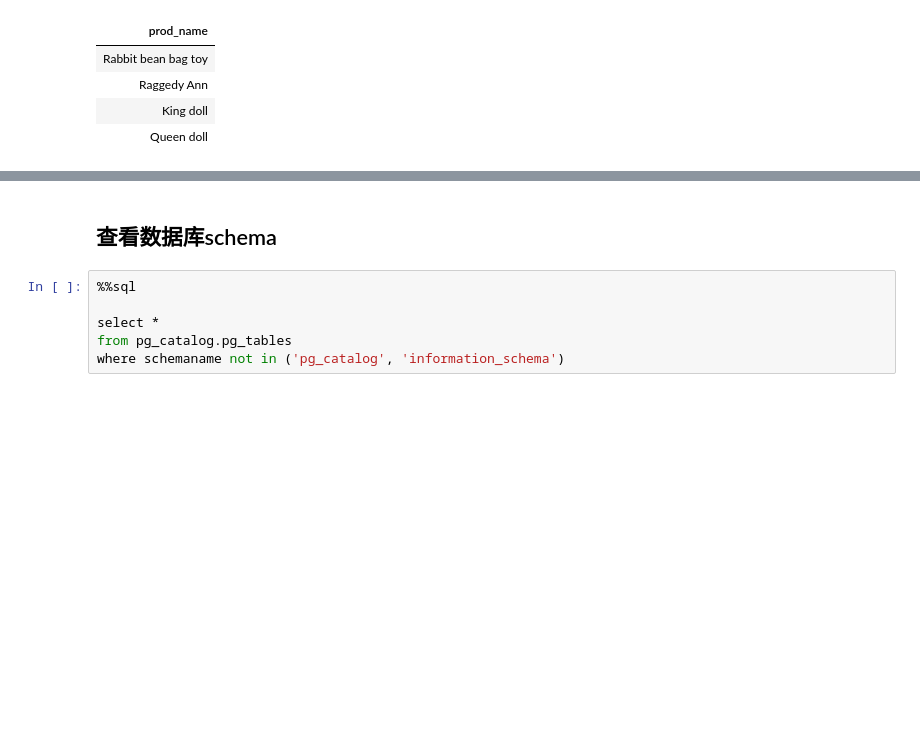
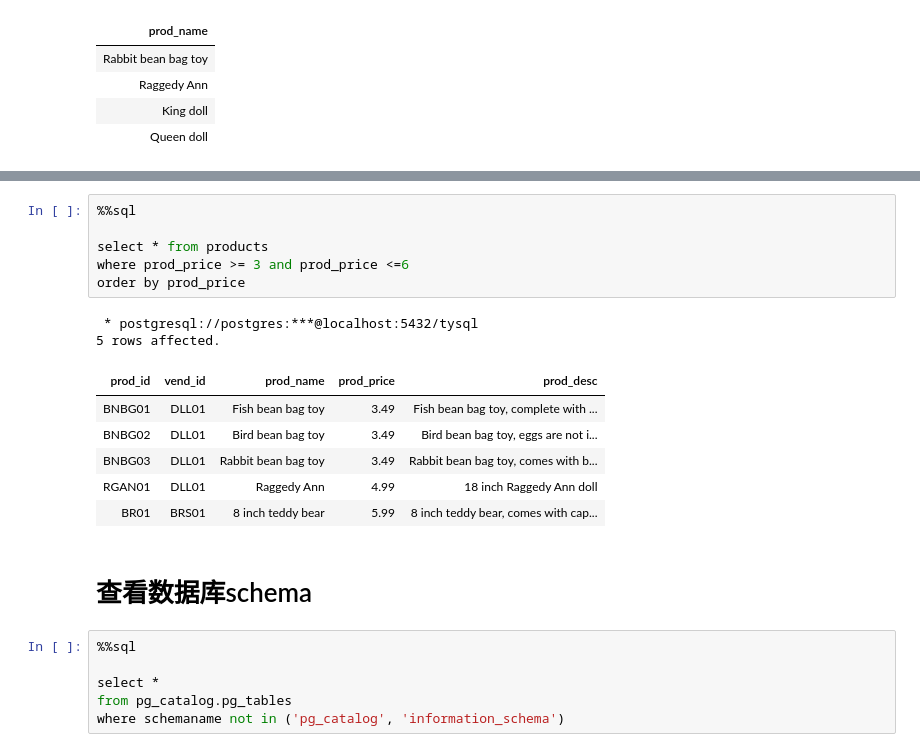
Before and after one commit to shouzheng/codes, a Jupyter notebook: SQL/select.ipynb, the cells around one changed output, grey strips where cells are left out. Cells and saved outputs as stored; diff of their text form; blank space fills up the shorter version.

```diff
--- a/SQL/select.ipynb
+++ b/SQL/select.ipynb
@@ -112,5 +346,20 @@ limit 5 offset 5
+# %%
+%%sql
+
+select * from products
+where prod_price >= 3 and prod_price <=6
+order by prod_price
+# %% [output]
+ * postgresql://postgres:***@localhost:5432/tysql
+5 rows affected.
+| prod_id | vend_id | prod_name | prod_price | prod_desc |
+| BNBG01 | DLL01 | Fish bean bag toy | 3.49 | Fish bean bag toy, complete with ... |
+| BNBG02 | DLL01 | Bird bean bag toy | 3.49 | Bird bean bag toy, eggs are not i... |
+| BNBG03 | DLL01 | Rabbit bean bag toy | 3.49 | Rabbit bean bag toy, comes with b... |
+| RGAN01 | DLL01 | Raggedy Ann | 4.99 | 18 inch Raggedy Ann doll |
+| BR01 | BRS01 | 8 inch teddy bear | 5.99 | 8 inch teddy bear, comes with cap... |
 # %% [markdown]
-## 查看数据库schema
+# 查看数据库schema
 # %%
 %%sql
 
```
Also changed, not shown: parts of 26 cells of this notebook.
